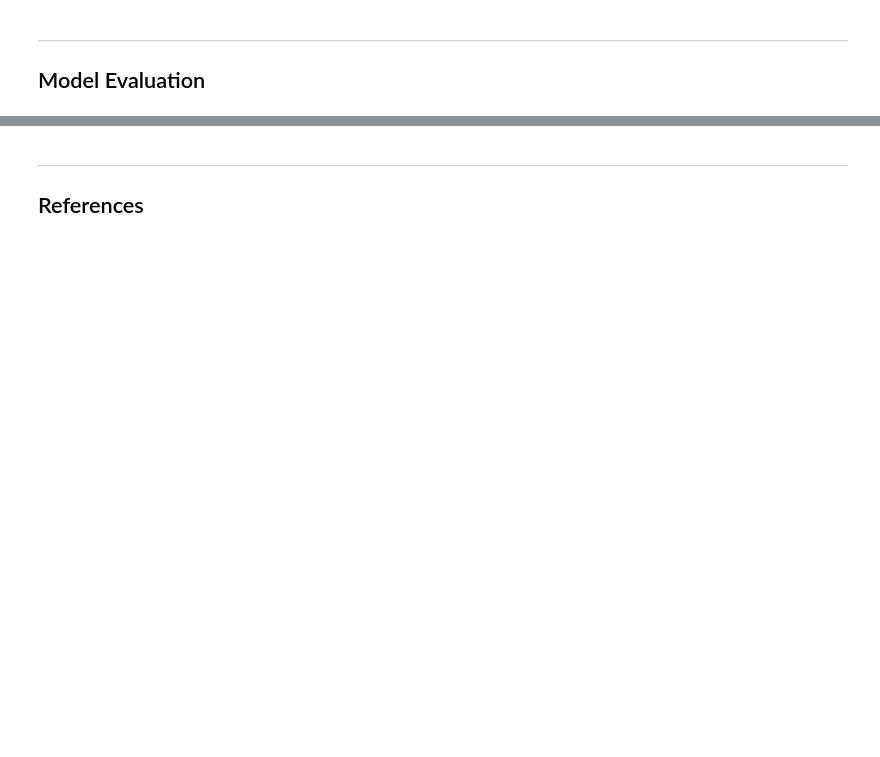
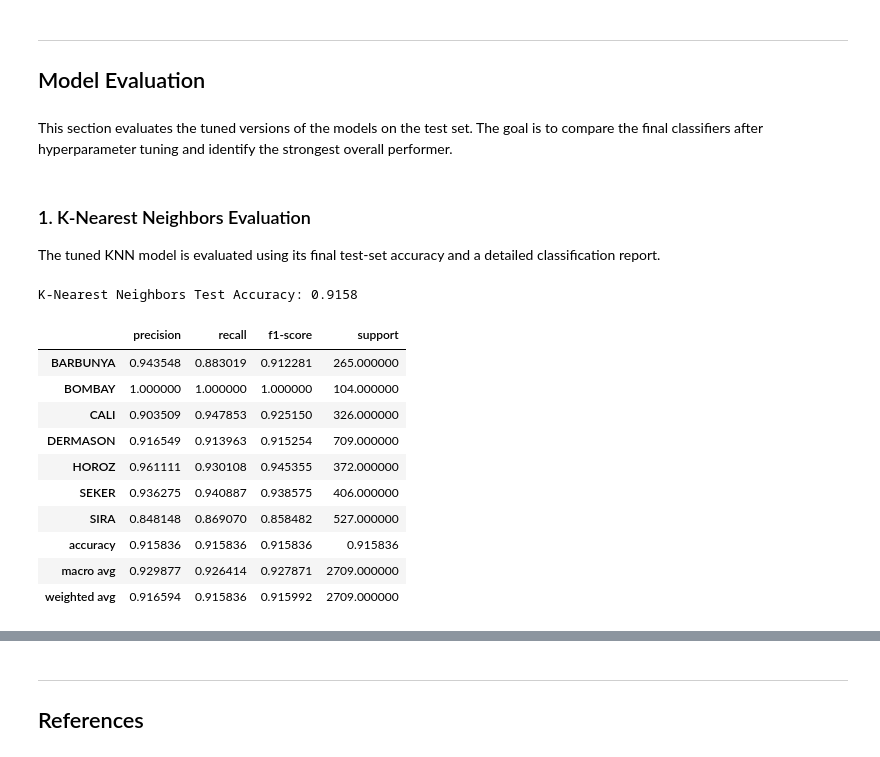
Before and after one commit to saxzeee/STINTSY-MCO, a Jupyter notebook: STINTSY-MCO-Group2.ipynb, the cells around one changed output, grey strips where cells are left out. Cells and saved outputs as stored; diff of their text form; code cells hidden in the pictures; blank space fills up the shorter version.

```diff
--- a/STINTSY-MCO-Group2.ipynb
+++ b/STINTSY-MCO-Group2.ipynb
@@ -574,0 +792,28 @@ These scatter plots help assess class separability by showing whether bean class
+# %%
+knn_grid = {
+    "n_neighbors": [3, 5, 7, 9],
+    "weights": ["uniform", "distance"],
+    "metric": ["euclidean", "manhattan"]
+}
+
+knn_search = GridSearchCV(
+    estimator=KNeighborsClassifier(),
+    param_grid=knn_grid,
+    cv=5,
+    scoring="accuracy",
+    n_jobs=-1
+)
+knn_search.fit(X_train_scaled, y_train)
+
+tuned_models["K-Nearest Neighbors"] = knn_search.best_estimator_
+knn_tuned_predictions = knn_search.best_estimator_.predict(X_test_scaled)
+
+tuning_results.append({
+    "Model": "K-Nearest Neighbors",
+    "Best Parameters": knn_search.best_params_,
+    "CV Accuracy": knn_search.best_score_,
+    "Test Accuracy": accuracy_score(y_test, knn_tuned_predictions)
+})
+
+print("Best Parameters:", knn_search.best_params_)
+print("Best CV Accuracy:", round(knn_search.best_score_, 4))
@@ -575,3 +917,32 @@ These scatter plots help assess class separability by showing whether bean class
 # %% [markdown]
 ---
 ## Model Evaluation
+# %% [markdown]
+This section evaluates the tuned versions of the models on the test set. The goal is to compare the final classifiers after hyperparameter tuning and identify the strongest overall performer.
+# %% [markdown]
+### 1. K-Nearest Neighbors Evaluation
+
+The tuned KNN model is evaluated using its final test-set accuracy and a detailed classification report.
+# %%
+print("K-Nearest Neighbors Test Accuracy:", round(accuracy_score(y_test, knn_tuned_predictions), 4))
+display(pd.DataFrame(
+    classification_report(
+        y_test,
+        knn_tuned_predictions,
+        target_names=label_encoder.classes_,
+        output_dict=True
+    )
+).transpose())
+# %% [output]
+K-Nearest Neighbors Test Accuracy: 0.9158
+|  | precision | recall | f1-score | support |
+| BARBUNYA | 0.943548 | 0.883019 | 0.912281 | 265.000000 |
+| BOMBAY | 1.000000 | 1.000000 | 1.000000 | 104.000000 |
+| CALI | 0.903509 | 0.947853 | 0.925150 | 326.000000 |
+| DERMASON | 0.916549 | 0.913963 | 0.915254 | 709.000000 |
+| HOROZ | 0.961111 | 0.930108 | 0.945355 | 372.000000 |
+| SEKER | 0.936275 | 0.940887 | 0.938575 | 406.000000 |
+| SIRA | 0.848148 | 0.869070 | 0.858482 | 527.000000 |
+| accuracy | 0.915836 | 0.915836 | 0.915836 | 0.915836 |
+| macro avg | 0.929877 | 0.926414 | 0.927871 | 2709.000000 |
+| weighted avg | 0.916594 | 0.915836 | 0.915992 | 2709.000000 |
```
Also changed, not shown: parts of 39 cells of this notebook.
